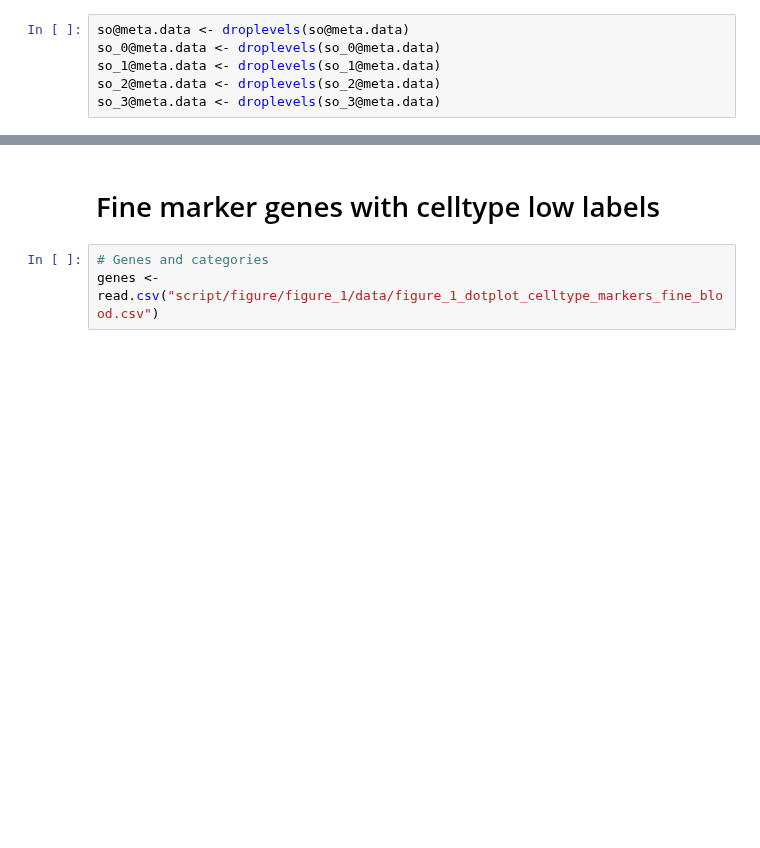
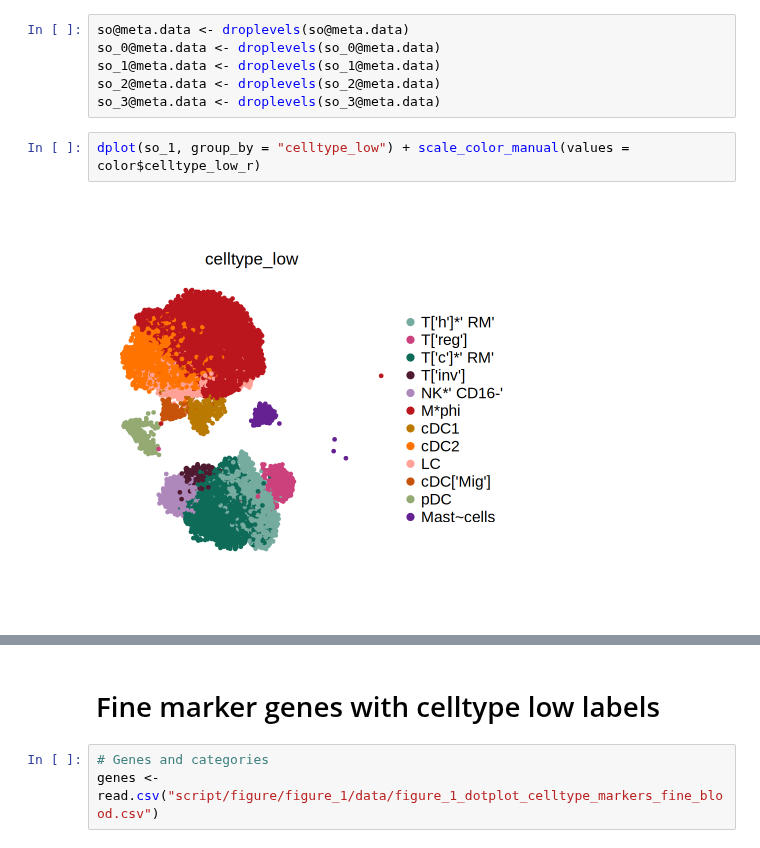
Before and after one commit to flde/FD20250213HSCT, a Jupyter notebook: script/figure/figure_1/figure_1.r.ipynb, the cells around one changed output, grey strips where cells are left out. Saved outputs shown, nothing was run; the diff lists cells and outputs as text; blank space fills up the shorter version.

```diff
--- a/script/figure/figure_1/figure_1.r.ipynb
+++ b/script/figure/figure_1/figure_1.r.ipynb
@@ -97,3 +107,7 @@ so_0@meta.data <- droplevels(so_0@meta.data)
 so_1@meta.data <- droplevels(so_1@meta.data)
 so_2@meta.data <- droplevels(so_2@meta.data)
 so_3@meta.data <- droplevels(so_3@meta.data)
+# %%
+dplot(so_1, group_by = "celltype_low") + scale_color_manual(values = color$celltype_low_r)
+# %% [output]
+[figure, added]
```
Also changed, not shown: parts of 43 cells of this notebook, 51 other files.
